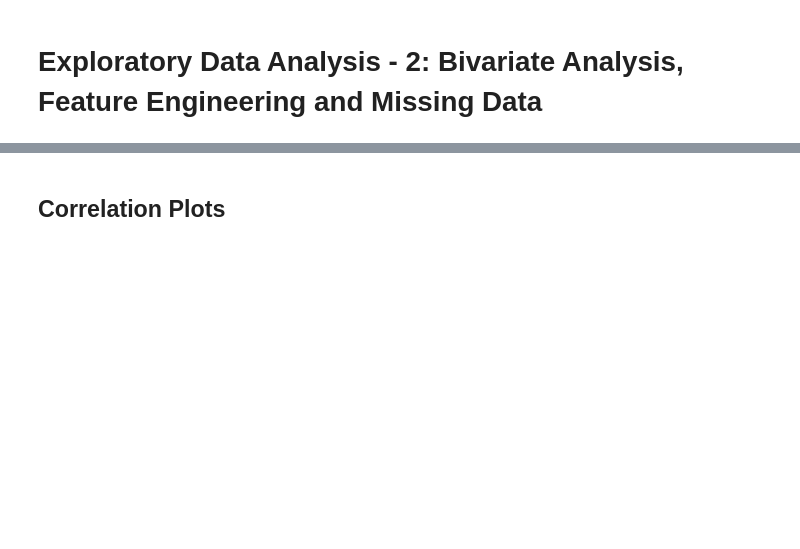
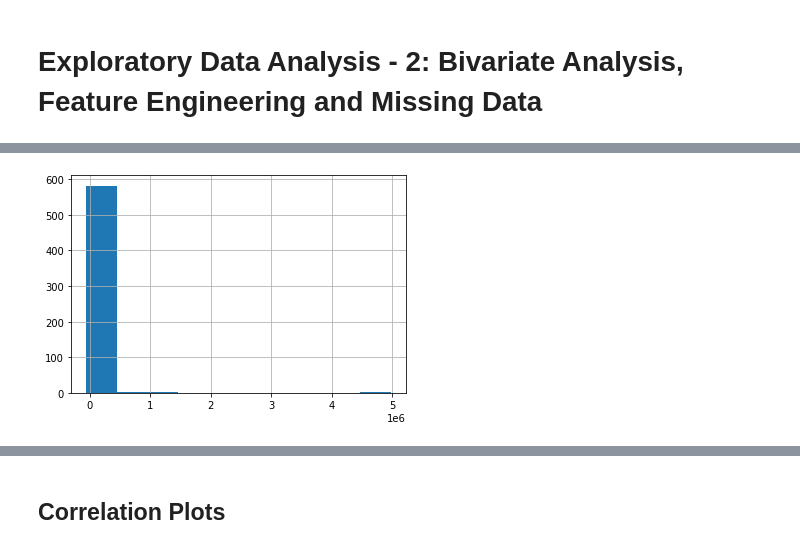
Before and after one commit to jacob5412/HackerEarth-Exhibit-Art, a Jupyter notebook: EDA-2.ipynb, the cells around one changed output, grey strips where cells are left out. Saved outputs shown, nothing was run; the diff lists cells and outputs as text; code cells hidden in the pictures; blank space fills up the shorter version.

```diff
--- a/EDA-2.ipynb
+++ b/EDA-2.ipynb
@@ -64,0 +123,6 @@ The easiest to do is to check if there's a relationship between the missing valu
+# %%
+plt.hist(train_df.loc[train_df["Weight"].isna(), "Cost"])
+plt.grid()
+plt.show()
+# %% [output]
+[figure, added]
```
Also changed, not shown: parts of 20 cells of this notebook, 1 other file.
